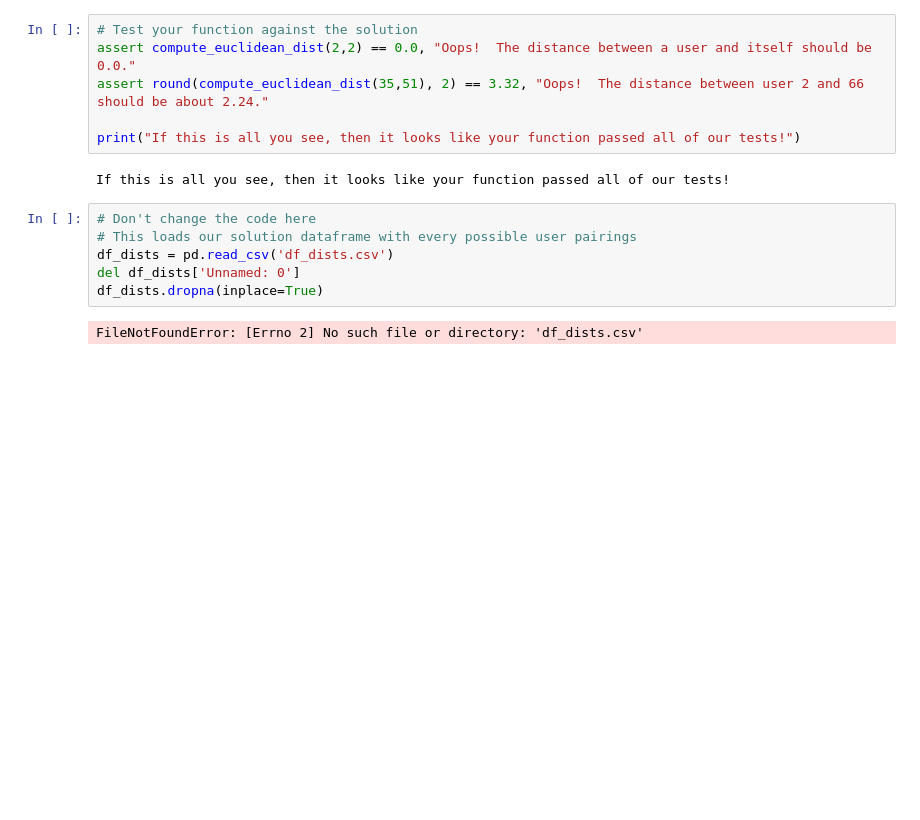
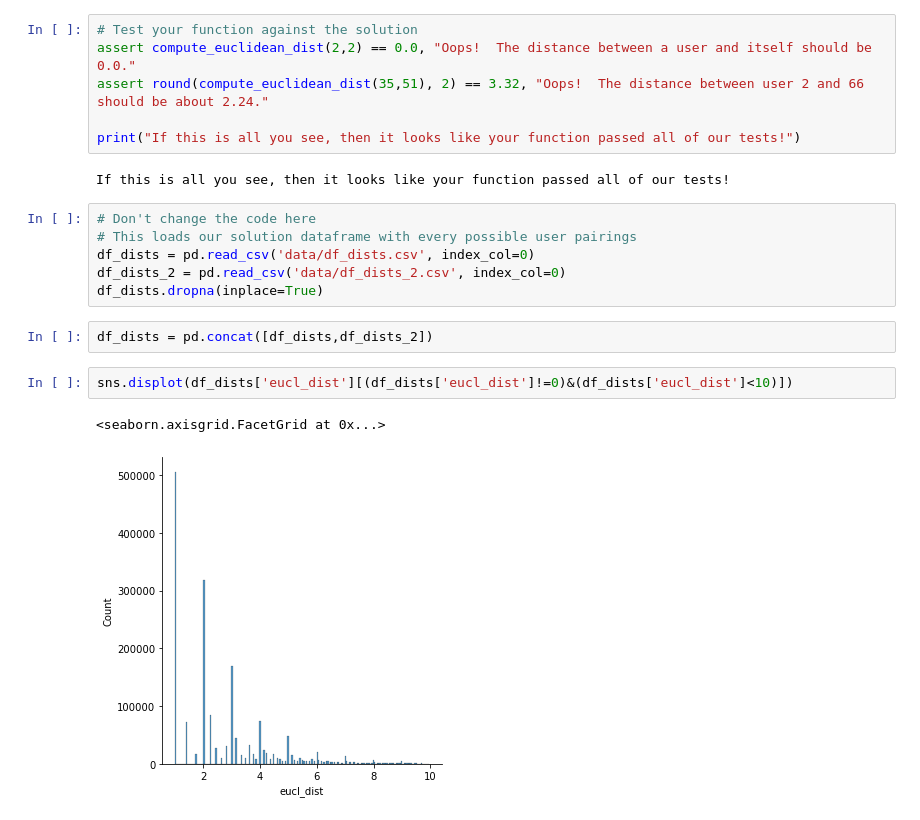
Before and after one commit to vpontello/DataScience_Nanodegree, a Jupyter notebook: 04_Experimental_Design_and_Recommendations/06_Recommendation_Engines/04_exercise_collaborative_filtering/collaborative_filtering.ipynb, the cells around one changed output. Cells and saved outputs as stored; diff of their text form; blank space fills up the shorter version.

```diff
--- a/04_Experimental_Design_and_Recommendations/06_Recommendation_Engines/04_exercise_collaborative_filtering/collaborative_filtering.ipynb
+++ b/04_Experimental_Design_and_Recommendations/06_Recommendation_Engines/04_exercise_collaborative_filtering/collaborative_filtering.ipynb
@@ -340,8 +343,13 @@ If this is all you see, then it looks like your function passed all of our tests
 # %%
 # Don't change the code here
 # This loads our solution dataframe with every possible user pairings
-df_dists = pd.read_csv('df_dists.csv')
-del df_dists['Unnamed: 0']
+df_dists = pd.read_csv('data/df_dists.csv', index_col=0)
+df_dists_2 = pd.read_csv('data/df_dists_2.csv', index_col=0)
 df_dists.dropna(inplace=True)
-# %% [output]
-FileNotFoundError: [Errno 2] No such file or directory: 'df_dists.csv'
+# %%
+df_dists = pd.concat([df_dists,df_dists_2])
+# %%
+sns.displot(df_dists['eucl_dist'][(df_dists['eucl_dist']!=0)&(df_dists['eucl_dist']<10)])
+# %% [output]
+<seaborn.axisgrid.FacetGrid at 0x...>
+[figure, added]
```
Also changed, not shown: parts of 11 cells of this notebook, 2 other files.
